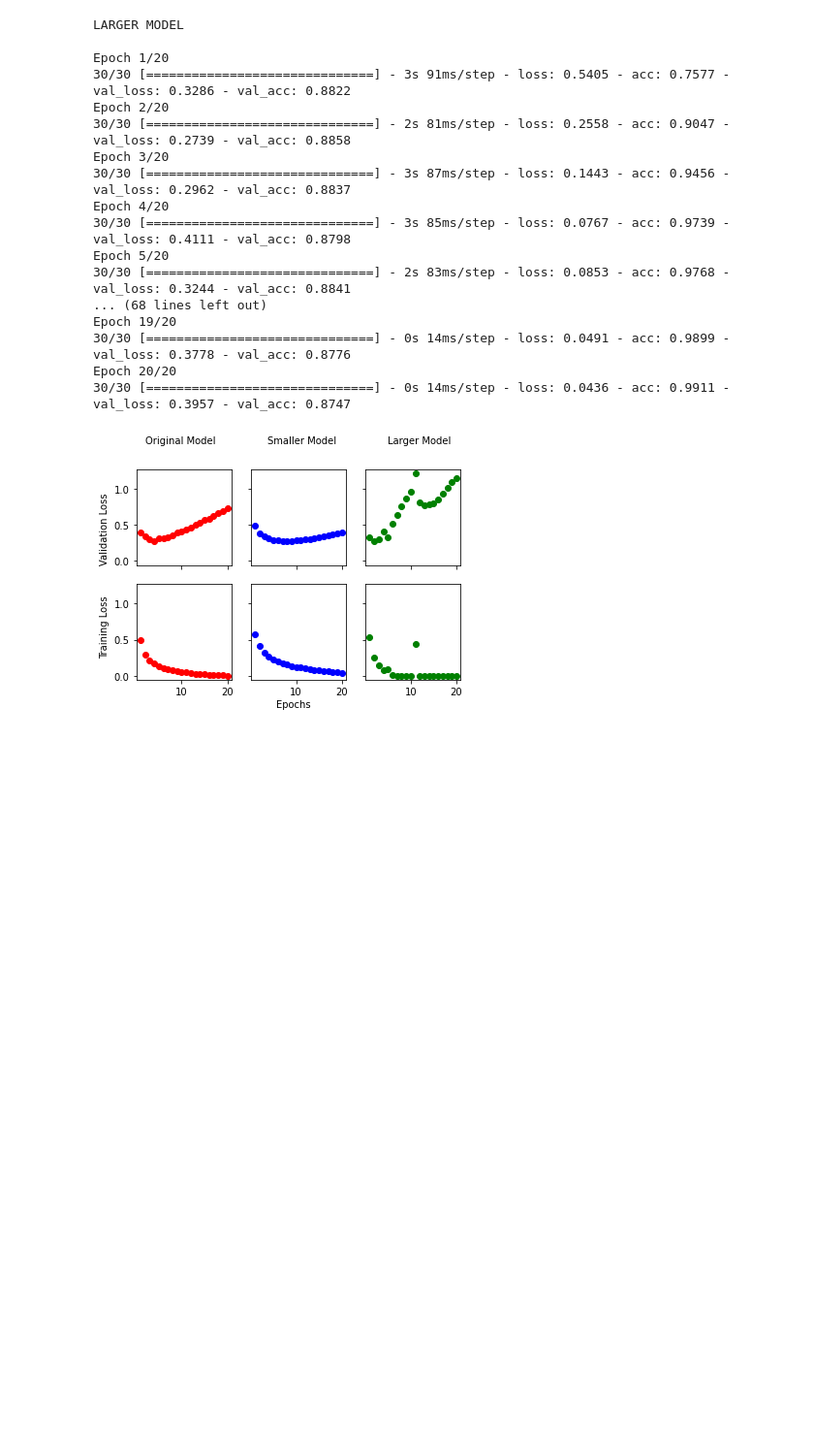
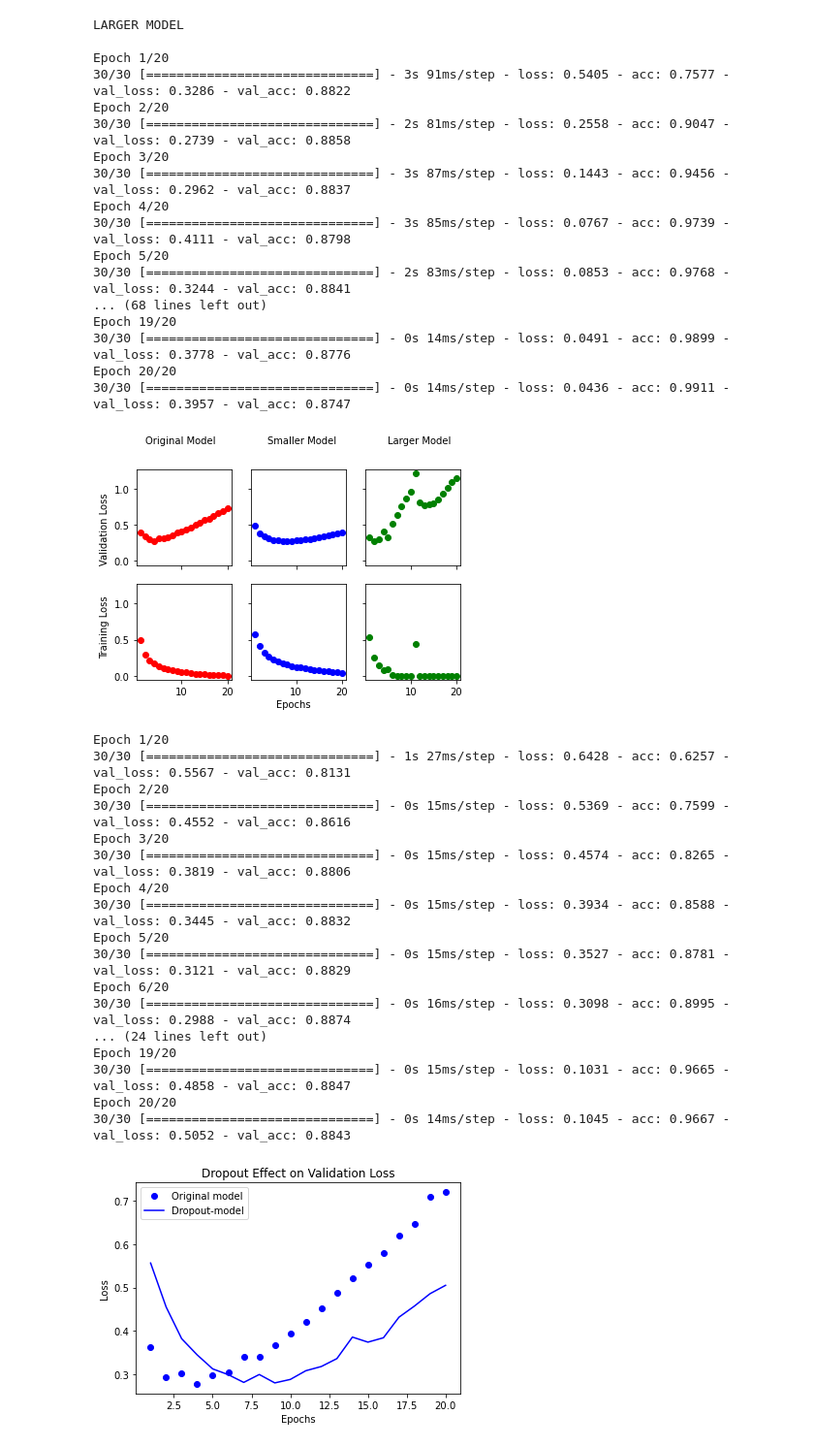
Before and after one commit to gamzekecibas/deep-learning-keras, a Jupyter notebook: imdb-set.ipynb, the cells around one changed output. Shown at 97% size. Cells and saved outputs as stored; diff of their text form; code cells hidden in the pictures; blank space fills up the shorter version.

Commit message:
Dropout Effect is studied on the Binary Classification.

```diff
--- a/imdb-set.ipynb
+++ b/imdb-set.ipynb
@@ -217,3 +217,51 @@ fig.text(0.05, 0.5, 'Training Loss          Validation Loss', ha='center', va='c
 plt.show()
 # %% [output]
 [figure]
+# %%
+# Step 09: DROPOUT
+import matplotlib.pyplot as plt
+Dmodel= models.Sequential()
+Dmodel.add(layers.Dense(16, activation='relu', input_shape=(10000,)))
+Dmodel.add(layers.Dropout(0.5))
+Dmodel.add(layers.Dense(16, activation='relu'))
+Dmodel.add(layers.Dropout(0.5))
+Dmodel.add(layers.Dense(1, activation='sigmoid'))
+
+Dmodel.compile(optimizer='rmsprop', loss='binary_crossentropy', metrics=['acc'])
+Dhistory= Dmodel.fit(partial_x_train, partial_y_train, epochs= 20, batch_size= 512, validation_data= (x_val, y_val))
+
+Dhistory_dict= Dhistory.history
+Dhistory_dict.keys()
+
+Dloss_values= Dhistory_dict['loss']
+Dval_loss_values= Dhistory_dict['val_loss']
+
+Depochs= range(1, len(Dhistory_dict['acc'])+1)
+
+plt.plot(epochs, val_loss_values, 'bo', label= 'Original model')
+plt.plot(Depochs, Dval_loss_values, 'b', label= 'Dropout-model')
+plt.title('Dropout Effect on Validation Loss')
+plt.xlabel('Epochs')
+plt.ylabel('Loss')
+plt.legend()
+
+plt.show()
+# %% [output]
+Epoch 1/20
+30/30 [==============================] - 1s 27ms/step - loss: 0.6428 - acc: 0.6257 - val_loss: 0.5567 - val_acc: 0.8131
+Epoch 2/20
+30/30 [==============================] - 0s 15ms/step - loss: 0.5369 - acc: 0.7599 - val_loss: 0.4552 - val_acc: 0.8616
+Epoch 3/20
+30/30 [==============================] - 0s 15ms/step - loss: 0.4574 - acc: 0.8265 - val_loss: 0.3819 - val_acc: 0.8806
+Epoch 4/20
+30/30 [==============================] - 0s 15ms/step - loss: 0.3934 - acc: 0.8588 - val_loss: 0.3445 - val_acc: 0.8832
+Epoch 5/20
+30/30 [==============================] - 0s 15ms/step - loss: 0.3527 - acc: 0.8781 - val_loss: 0.3121 - val_acc: 0.8829
+Epoch 6/20
+30/30 [==============================] - 0s 16ms/step - loss: 0.3098 - acc: 0.8995 - val_loss: 0.2988 - val_acc: 0.8874
+... (24 lines left out)
+Epoch 19/20
+30/30 [==============================] - 0s 15ms/step - loss: 0.1031 - acc: 0.9665 - val_loss: 0.4858 - val_acc: 0.8847
+Epoch 20/20
+30/30 [==============================] - 0s 14ms/step - loss: 0.1045 - acc: 0.9667 - val_loss: 0.5052 - val_acc: 0.8843
+[figure, added]
```
Also changed, not shown: parts of 6 cells of this notebook.
